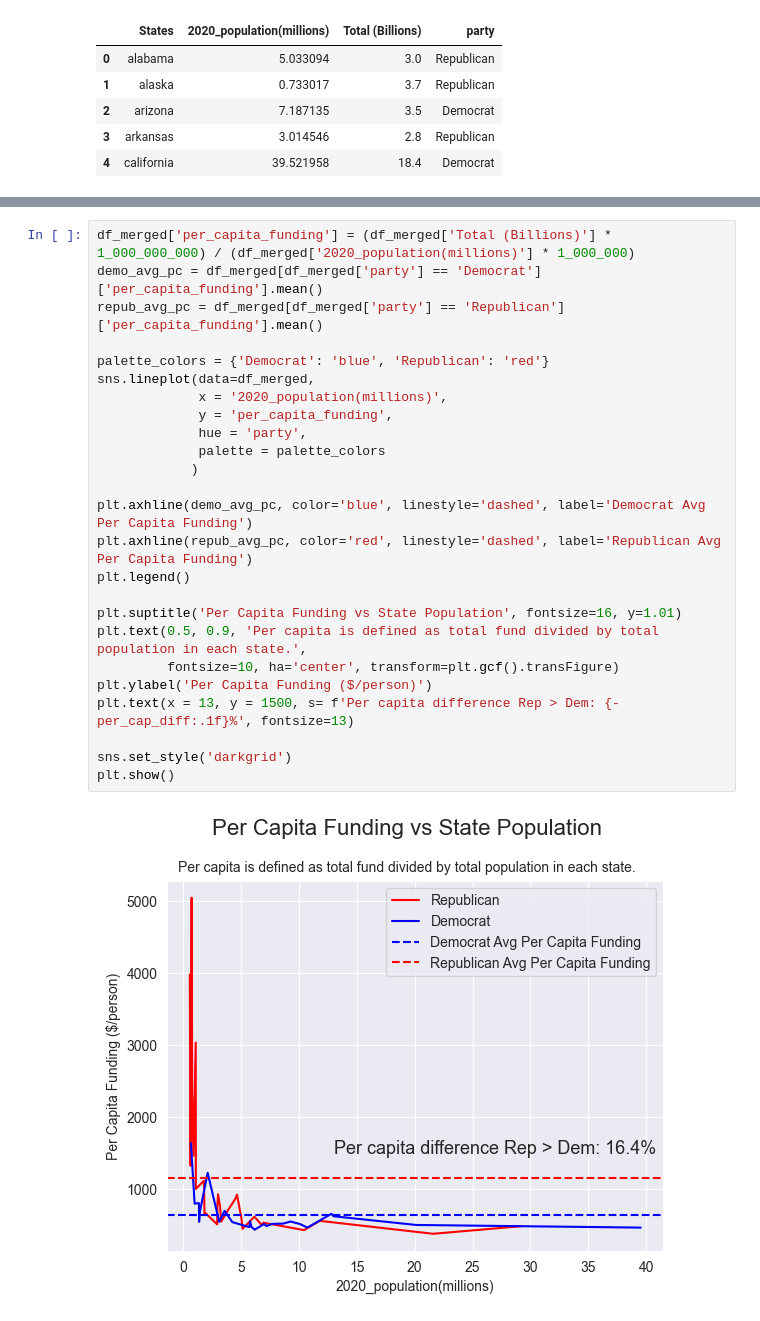
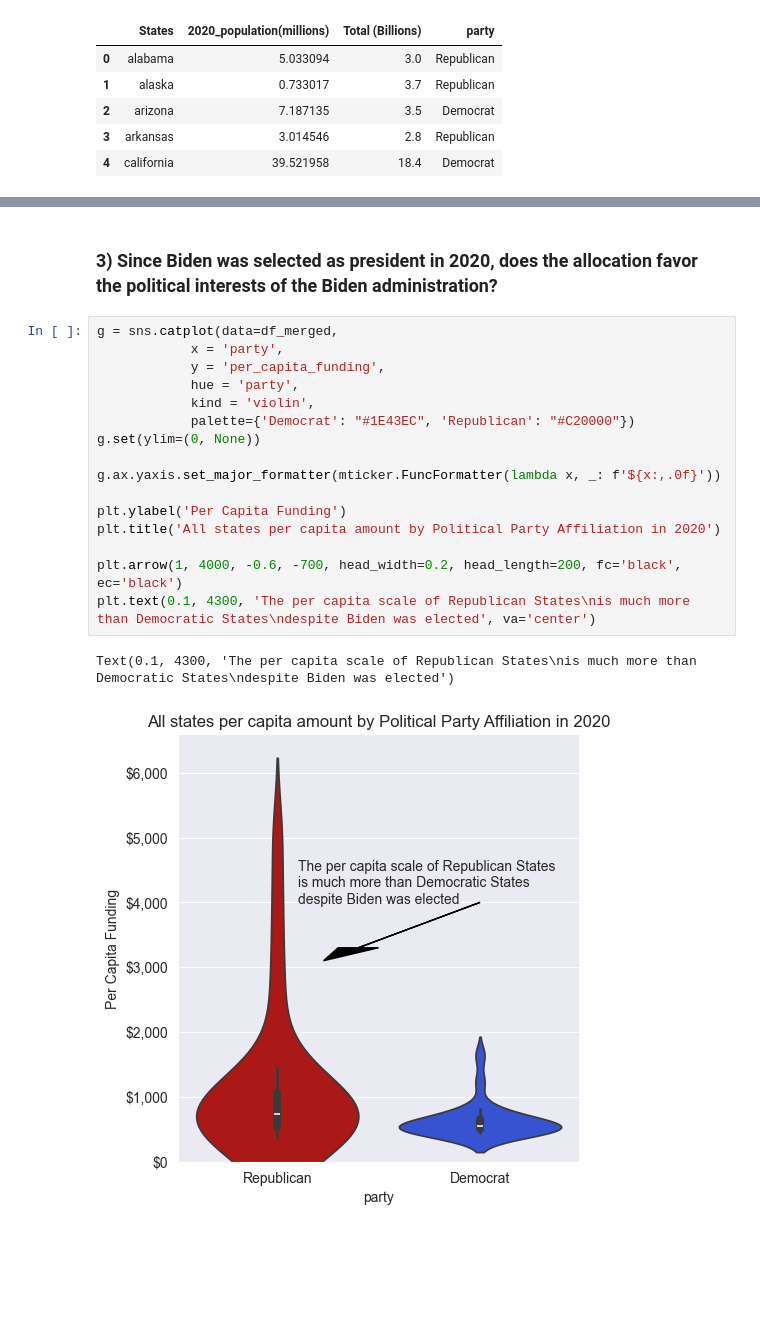
Before and after one commit to stormwhale/Academics, a Jupyter notebook: 608 storytelling and visualization/project1/project1.ipynb, the cells around one changed output, grey strips where cells are left out. Saved outputs shown, nothing was run; the diff lists cells and outputs as text; blank space fills up the shorter version.

```diff
--- a/608 storytelling and visualization/project1/project1.ipynb
+++ b/608 storytelling and visualization/project1/project1.ipynb
@@ -185,27 +182,21 @@ Per capita fund difference between the two parties: -16.4%.
-# %%
-df_merged['per_capita_funding'] = (df_merged['Total (Billions)'] * 1_000_000_000) / (df_merged['2020_population(millions)'] * 1_000_000)
-demo_avg_pc = df_merged[df_merged['party'] == 'Democrat']['per_capita_funding'].mean()
-repub_avg_pc = df_merged[df_merged['party'] == 'Republican']['per_capita_funding'].mean()
-
-palette_colors = {'Democrat': 'blue', 'Republican': 'red'}
-sns.lineplot(data=df_merged,
-             x = '2020_population(millions)',
-             y = 'per_capita_funding',
-             hue = 'party',
-             palette = palette_colors
-            )
-
-plt.axhline(demo_avg_pc, color='blue', linestyle='dashed', label='Democrat Avg Per Capita Funding')
-plt.axhline(repub_avg_pc, color='red', linestyle='dashed', label='Republican Avg Per Capita Funding')
-plt.legend()
-
-plt.suptitle('Per Capita Funding vs State Population', fontsize=16, y=1.01)
-plt.text(0.5, 0.9, 'Per capita is defined as total fund divided by total population in each state.',
-         fontsize=10, ha='center', transform=plt.gcf().transFigure)
-plt.ylabel('Per Capita Funding ($/person)')
-plt.text(x = 13, y = 1500, s= f'Per capita difference Rep > Dem: {-per_cap_diff:.1f}%', fontsize=13)
-
-sns.set_style('darkgrid')
-plt.show()
-# %% [output]
-[figure, removed]
+# %% [markdown]
+### 3) Since Biden was selected as president in 2020, does the allocation favor the political interests of the Biden administration?
+# %%
+g = sns.catplot(data=df_merged,
+            x = 'party',
+            y = 'per_capita_funding',
+            hue = 'party',
+            kind = 'violin',
+            palette={'Democrat': "#1E43EC", 'Republican': "#C20000"})
+g.set(ylim=(0, None))
+
+g.ax.yaxis.set_major_formatter(mticker.FuncFormatter(lambda x, _: f'${x:,.0f}'))
+
+plt.ylabel('Per Capita Funding')
+plt.title('All states per capita amount by Political Party Affiliation in 2020')
+
+plt.arrow(1, 4000, -0.6, -700, head_width=0.2, head_length=200, fc='black', ec='black')
+plt.text(0.1, 4300, 'The per capita scale of Republican States\nis much more than Democratic States\ndespite Biden was elected', va='center')
+# %% [output]
+Text(0.1, 4300, 'The per capita scale of Republican States\nis much more than Democratic States\ndespite Biden was elected')
+[figure, added]
```
Also changed, not shown: parts of 18 cells of this notebook.
